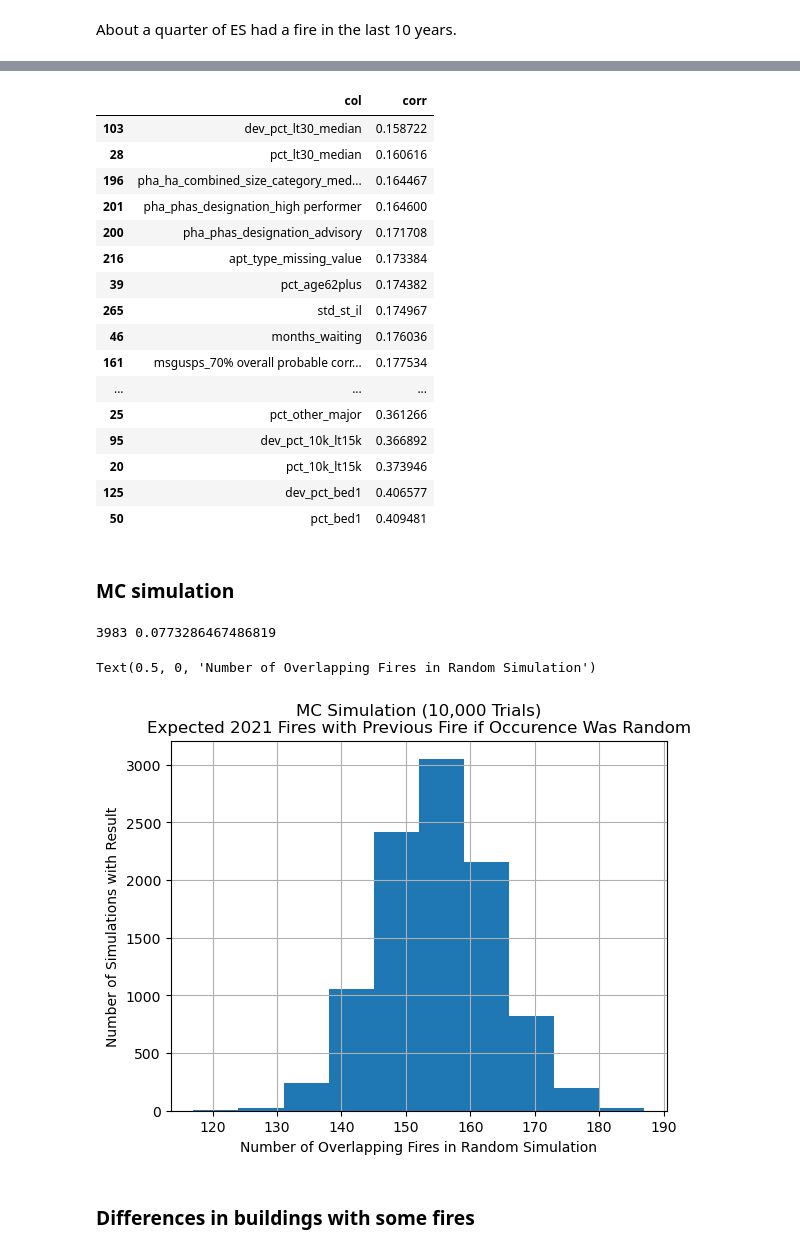
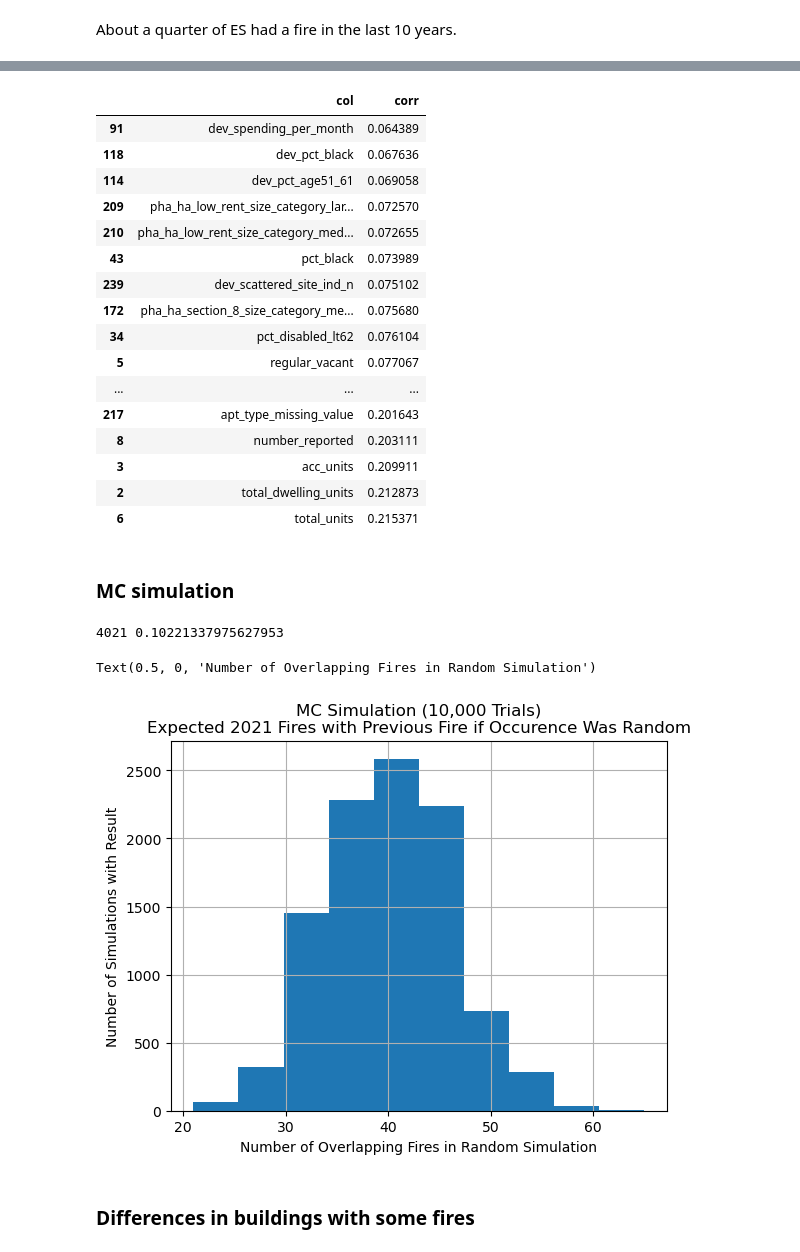
Before and after one commit to jackvandeleuv/fire_risk_index, a Jupyter notebook: modeling_support.ipynb, the cells around one changed output, grey strips where cells are left out. Drawn from its saved outputs; the diff is of its cells as text; code cells hidden in the pictures.

```diff
--- a/modeling_support.ipynb
+++ b/modeling_support.ipynb
@@ -21,3 +347,5 @@ m = pd.read_csv('./ph_fires_matched_1.1.csv')
+# %%
+m = pd.read_csv('./ph_fires_matched_2.1.csv')
 # %%
 def get_last_building_fire(row, last_year):
     for year in range(last_year, 2011, -1):
@@ -448,32 +638,0 @@ Non-ES, 2021, different fire types
-# %%
-lookback = m[m.building_type_code_es != 1].copy()
-indoor_fire_proportion = len(lookback[lookback.building_fires_2021 > 0]) / len(lookback)
-unconfined_or_damage_proportion = len(lookback[
-    (lookback.inc_type_111_2021 > 0) |
-    (lookback.oth_death_2021 > 0) |
-    (lookback.oth_inj_2021 > 0) |
-    (lookback.prop_loss_2021 > 0) |
-    (lookback.cont_loss_2021 > 0)
-]) / len(lookback)
-damage_proportion = len(lookback[
-    (lookback.oth_death_2021 > 0) |
-    (lookback.oth_inj_2021 > 0) |
-    (lookback.prop_loss_2021 > 0) |
-    (lookback.cont_loss_2021 > 0)
-]) / len(lookback)
-
-proportions = [indoor_fire_proportion, unconfined_or_damage_proportion, damage_proportion]
-labels = ['>1 Indoor Fire', '>1 Unconfined or Damaging Fire', '>1 Damaging Fire']
-
-plt.figure(figsize=(12, 7))
-colors = plt.cm.viridis(np.linspace(0, 1, len(proportions)))
-
-for i, proportion in enumerate(proportions):
-    plt.bar(labels[i], proportion, color=colors[i])
-
-plt.ylabel('Proportion with at Least One Fire of Specified Type')
-plt.title('Proportion of Non-Elevator-Structure Buildings with Different Fire Types (2021)')
-plt.grid(axis='y', linestyle='--', linewidth=0.7, alpha=0.6)
-
-plt.tight_layout()
-plt.show()
@@ -603,27 +760,28 @@ display(corrs.dropna().sort_values('corr').tail(45))
 pd.set_option('display.max_rows', 10)
 # %% [output]
 |  | col | corr |
-| 103 | dev_pct_lt30_median | 0.158722 |
-| 28 | pct_lt30_median | 0.160616 |
-| 196 | pha_ha_combined_size_category_med... | 0.164467 |
-| 201 | pha_phas_designation_high performer | 0.164600 |
-| 200 | pha_phas_designation_advisory | 0.171708 |
-| 216 | apt_type_missing_value | 0.173384 |
-| 39 | pct_age62plus | 0.174382 |
-| 265 | std_st_il | 0.174967 |
-| 46 | months_waiting | 0.176036 |
-| 161 | msgusps_70% overall probable corr... | 0.177534 |
+| 91 | dev_spending_per_month | 0.064389 |
+| 118 | dev_pct_black | 0.067636 |
+| 114 | dev_pct_age51_61 | 0.069058 |
+| 209 | pha_ha_low_rent_size_category_lar... | 0.072570 |
+| 210 | pha_ha_low_rent_size_category_med... | 0.072655 |
+| 43 | pct_black | 0.073989 |
+| 239 | dev_scattered_site_ind_n | 0.075102 |
+| 172 | pha_ha_section_8_size_category_me... | 0.075680 |
+| 34 | pct_disabled_lt62 | 0.076104 |
+| 5 | regular_vacant | 0.077067 |
 | ... | ... | ... |
-| 25 | pct_other_major | 0.361266 |
-| 95 | dev_pct_10k_lt15k | 0.366892 |
-| 20 | pct_10k_lt15k | 0.373946 |
-| 125 | dev_pct_bed1 | 0.406577 |
-| 50 | pct_bed1 | 0.409481 |
+| 217 | apt_type_missing_value | 0.201643 |
+| 8 | number_reported | 0.203111 |
+| 3 | acc_units | 0.209911 |
+| 2 | total_dwelling_units | 0.212873 |
+| 6 | total_units | 0.215371 |
 # %% [markdown]
 ### MC simulation
 # %%
 es = m[m.building_type_code_es == 1].copy()
 # rate = len(es[
+#     (es.inc_type_111_2021 > 0) |
 #     (es.oth_death_2021 > 0) |
 #     (es.oth_inj_2021 > 0) |
 #     (es.prop_loss_2021 > 0) |
@@ -635,32 +793,32 @@ rate = len(es[
 population_size = len(es)
 print(population_size, rate)
 # %% [output]
-3983 0.0773286467486819
+4021 0.10221337975627953
 # %%
 import random
 
-years = 9
+years = 1
 counts = []
 for i in range(10000):
     espop = [0 for x in range(population_size)]
     for x in range(int(population_size * rate * years)):
         rand_index = random.randint(1, population_size - 1)
         espop[rand_index] += 1
 
     count = 0
     for x in range(int(population_size * rate)):
         rand_index = random.randint(1, population_size - 1)
         if espop[rand_index] > 0:
             count += 1
     counts.append(count)
 
 pd.DataFrame(counts).hist(bins=10)
 plt.title('MC Simulation (10,000 Trials)\nExpected 2021 Fires with Previous Fire if Occurence Was Random')
 plt.ylabel('Number of Simulations with Result')
 plt.xlabel('Number of Overlapping Fires in Random Simulation')
 # %% [output]
 Text(0.5, 0, 'Number of Overlapping Fires in Random Simulation')
-[figure, old version]
+[figure, new version]
 # %% [markdown]
 ### Differences in buildings with some fires
 # %%
```
Also changed, not shown: parts of 56 cells of this notebook, 17 other files.
